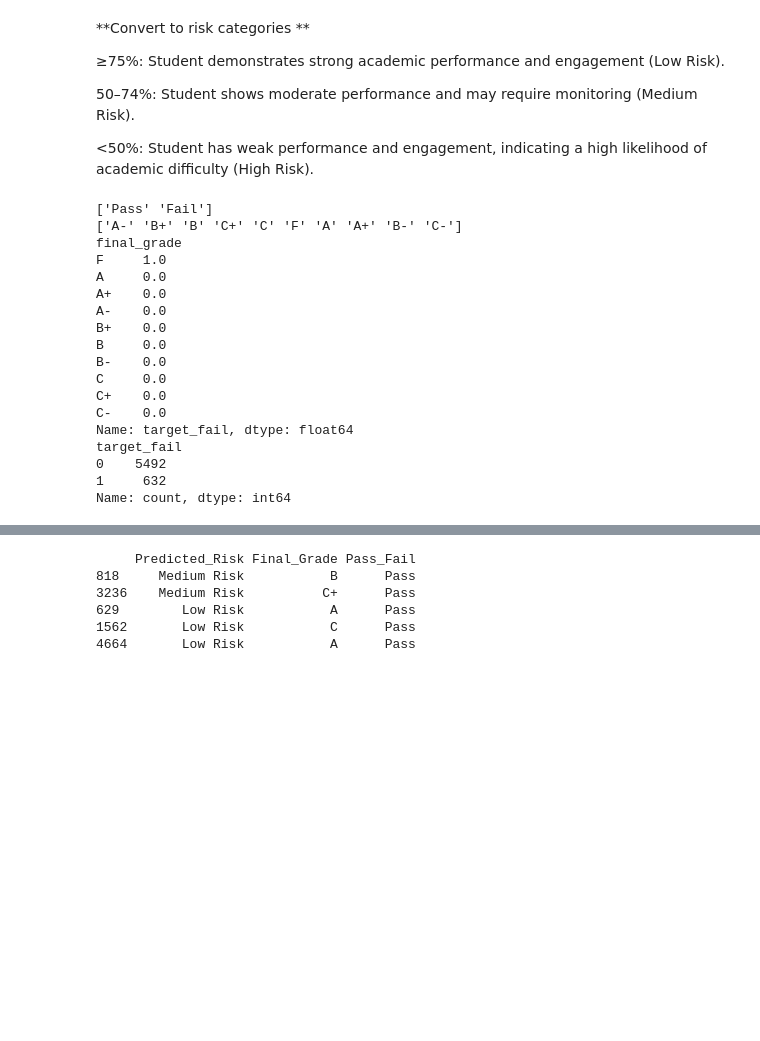
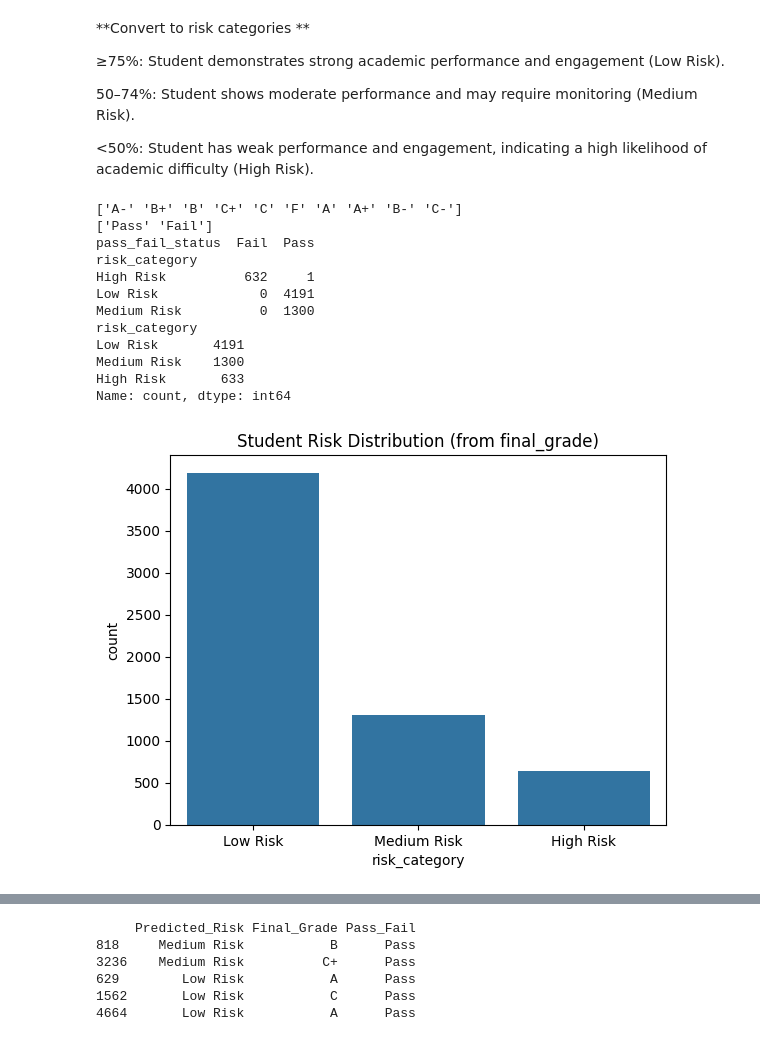
Before and after one commit to KSaubhagya/Prediction-Module, a Jupyter notebook: Risk_Prediction.ipynb, the cells around one changed output, grey strips where cells are left out. Drawn from its saved outputs; the diff is of its cells as text; code cells hidden in the pictures; blank space fills up the shorter version.

```diff
--- a/Risk_Prediction.ipynb
+++ b/Risk_Prediction.ipynb
@@ -288,40 +288,50 @@ Name: count, dtype: int64
 50–74%: Student shows moderate performance and may require monitoring (Medium Risk).
 
 <50%: Student has weak performance and engagement, indicating a high likelihood of academic difficulty (High Risk).
-# %%
-# ---------- Define modeling target: Pass/Fail ----------
-
-print(df["pass_fail_status"].unique())
-print(df["final_grade"].unique())
-
-# Binary target: 1 = Fail, 0 = Pass
-df["target_fail"] = df["pass_fail_status"].map({"Pass": 0, "Fail": 1})
-
-# Cross-check: pass_fail_status should already reflect final_grade
-# (e.g. grade 'F' -> Fail). This confirms your two label sources agree.
-grade_fail_check = df.groupby("final_grade")["target_fail"].mean().sort_values(ascending=False)
-print(grade_fail_check)
-
-print(df["target_fail"].value_counts())
-# %% [output]
-['Pass' 'Fail']
-['A-' 'B+' 'B' 'C+' 'C' 'F' 'A' 'A+' 'B-' 'C-']
-final_grade
-F     1.0
-A     0.0
-A+    0.0
-A-    0.0
-B+    0.0
-B     0.0
-B-    0.0
-C     0.0
-C+    0.0
-C-    0.0
-Name: target_fail, dtype: float64
-target_fail
-0    5492
-1     632
-Name: count, dtype: int64
+# %%
+# ---------- Define modeling target from final_grade ----------
+
+print(df["final_grade"].unique())
+print(df["pass_fail_status"].unique())
+
+# Grade -> risk mapping based on institutional grading bands:
+# A/A+/A- and B+/B  -> Low Risk (strong standing)
+# B-/C+/C           -> Medium Risk (passing but weak)
+# C-/F              -> High Risk (failing or borderline failing)
+grade_risk_map = {
+    "A+": "Low Risk", "A": "Low Risk", "A-": "Low Risk", "B+": "Low Risk", "B": "Low Risk",
+    "B-": "Medium Risk", "C+": "Medium Risk", "C": "Medium Risk",
+    "C-": "High Risk", "F": "High Risk"
+}
+
+df["risk_category"] = df["final_grade"].map(grade_risk_map)
+
+# Sanity check against pass_fail_status: every High Risk 'F' row should be 'Fail'
+print(pd.crosstab(df["risk_category"], df["pass_fail_status"]))
+
+print(df["risk_category"].value_counts())
+
+sns.countplot(
+    data=df,
+    x="risk_category",
+    order=["Low Risk", "Medium Risk", "High Risk"]
+)
+plt.title("Student Risk Distribution (from final_grade)")
+plt.show()
+# %% [output]
+['A-' 'B+' 'B' 'C+' 'C' 'F' 'A' 'A+' 'B-' 'C-']
+['Pass' 'Fail']
+pass_fail_status  Fail  Pass
+risk_category
+High Risk          632     1
+Low Risk             0  4191
+Medium Risk          0  1300
+risk_category
+Low Risk       4191
+Medium Risk    1300
+High Risk       633
+Name: count, dtype: int64
+[figure, added]
 # %%
 #check distribution
 print(df["risk_category"].value_counts())
```
Also changed, not shown: parts of 5 cells of this notebook.
